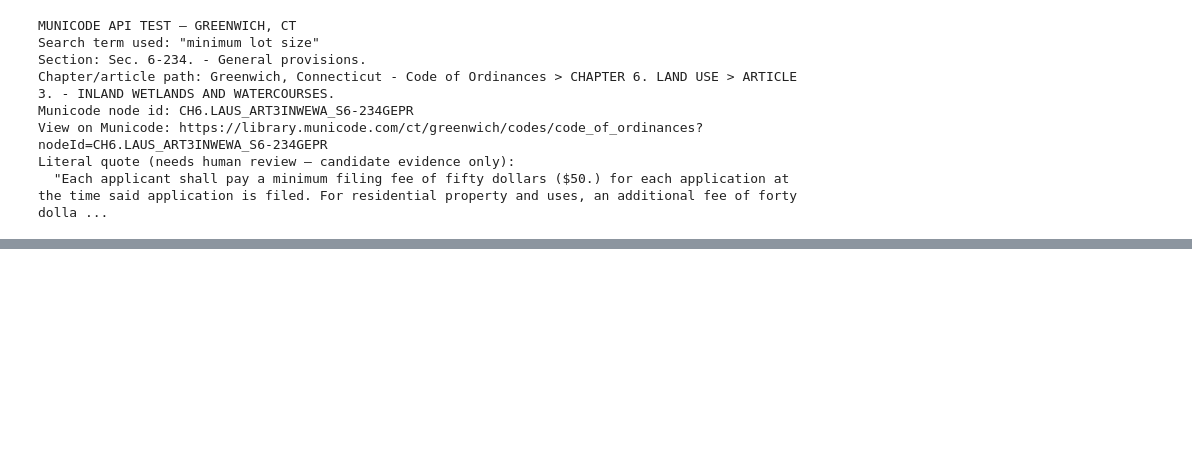
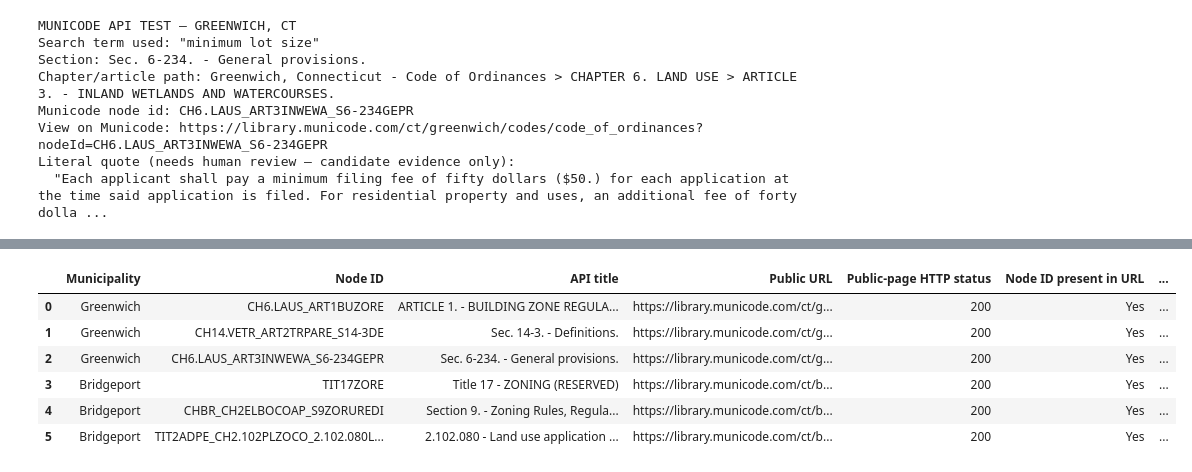
Before and after one commit to sierramendoza543/HAP-Repository, a Jupyter notebook: New_StageA/01_collection_testing.ipynb, the cells around one changed output, grey strips where cells are left out. Saved outputs shown, nothing was run; the diff lists cells and outputs as text; code cells hidden in the pictures; blank space fills up the shorter version.

```diff
--- a/New_StageA/01_collection_testing.ipynb
+++ b/New_StageA/01_collection_testing.ipynb
@@ -140,0 +431,11 @@ Literal quote (needs human review — candidate evidence only):
+# %%
+# Show the first 500 characters of literal text for each selected node (required field).
+for name, records in mc_selected.items():
+    print(f"=== {name} ===")
+    for rec in records:
+        print(f"[{rec['category']}] {rec['section_title']}  (node {rec['node_id']})")
+        print(f"  chapter/path: {rec['chapter_path']}")
+        print(f"  text length: {rec['text_len']}  sha256: {rec['text_sha256']}")
+        preview = rec["literal_text"][:500] if rec["literal_text"] else "(empty section body)"
+        print(f'  first 500 chars: "{preview}"')
+        print()
@@ -140,0 +460,38 @@ Literal quote (needs human review — candidate evidence only):
+# %%
+# --- Step 6: Public-page reconciliation ---
+# For each selected node, independently fetch its public Municode URL and compare against
+# the API result. Important, tested limitation: library.municode.com is a client-rendered
+# single-page app — a plain HTTP GET returns only the app shell, not the rendered section
+# text, so a static fetch cannot confirm a literal phrase match the way a browser would.
+# We report exactly what a static fetch *can* confirm (URL reachable, node ID round-trips
+# correctly into a well-formed URL) and label the rest UNRESOLVED rather than fabricating
+# a PASS/FAIL on a check we didn't actually perform.
+
+mc_reconciliation_rows = []
+for name, records in mc_selected.items():
+    for rec in records:
+        resp = requests.get(rec["public_url"], headers=MC_HEADERS, timeout=MC_TIMEOUT)
+        is_municode_shell = "municode" in resp.text.lower()
+        mc_reconciliation_rows.append({
+            "Municipality": name, "Node ID": rec["node_id"],
+            "API title": rec["section_title"],
+            "Public URL": rec["public_url"],
+            "Public-page HTTP status": resp.status_code,
+            "Node ID present in URL": "Yes",  # true by construction, since we built the URL from it
+            "Distinctive phrase found in static HTML": "N/A (client-rendered page; see note)",
+            "Match status": ("PARTIAL — page reachable and is the correct Municode app instance; "
+                              "title/phrase match UNRESOLVED because this app renders content "
+                              "client-side and a static fetch cannot execute that JavaScript"
+                              if resp.status_code == 200 and is_municode_shell else "FAIL — page unreachable"),
+        })
+
+mc_reconciliation_df = pd.DataFrame(mc_reconciliation_rows)
+mc_reconciliation_df
+# %% [output]
+|  | Municipality | Node ID | API title | Public URL | Public-page HTTP status | Node ID present in URL | ... |
+| 0 | Greenwich | CH6.LAUS_ART1BUZORE | ARTICLE 1. - BUILDING ZONE REGULA... | https://library.municode.com/ct/g... | 200 | Yes | ... |
+| 1 | Greenwich | CH14.VETR_ART2TRPARE_S14-3DE | Sec. 14-3. - Definitions. | https://library.municode.com/ct/g... | 200 | Yes | ... |
+| 2 | Greenwich | CH6.LAUS_ART3INWEWA_S6-234GEPR | Sec. 6-234. - General provisions. | https://library.municode.com/ct/g... | 200 | Yes | ... |
+| 3 | Bridgeport | TIT17ZORE | Title 17 - ZONING (RESERVED) | https://library.municode.com/ct/b... | 200 | Yes | ... |
+| 4 | Bridgeport | CHBR_CH2ELBOCOAP_S9ZORUREDI | Section 9. - Zoning Rules, Regula... | https://library.municode.com/ct/b... | 200 | Yes | ... |
+| 5 | Bridgeport | TIT2ADPE_CH2.102PLZOCO_2.102.080L... | 2.102.080 - Land use application ... | https://library.municode.com/ct/b... | 200 | Yes | ... |
```
Also changed, not shown: parts of 14 cells of this notebook, 1 other file.
